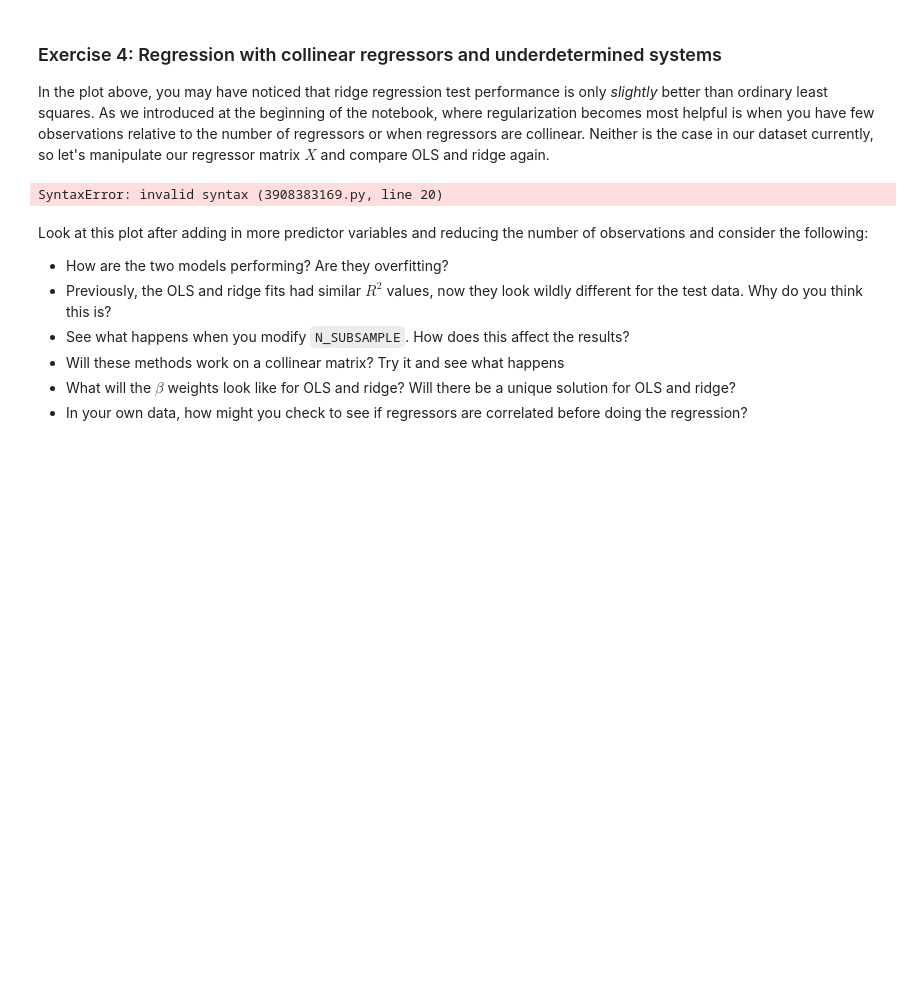
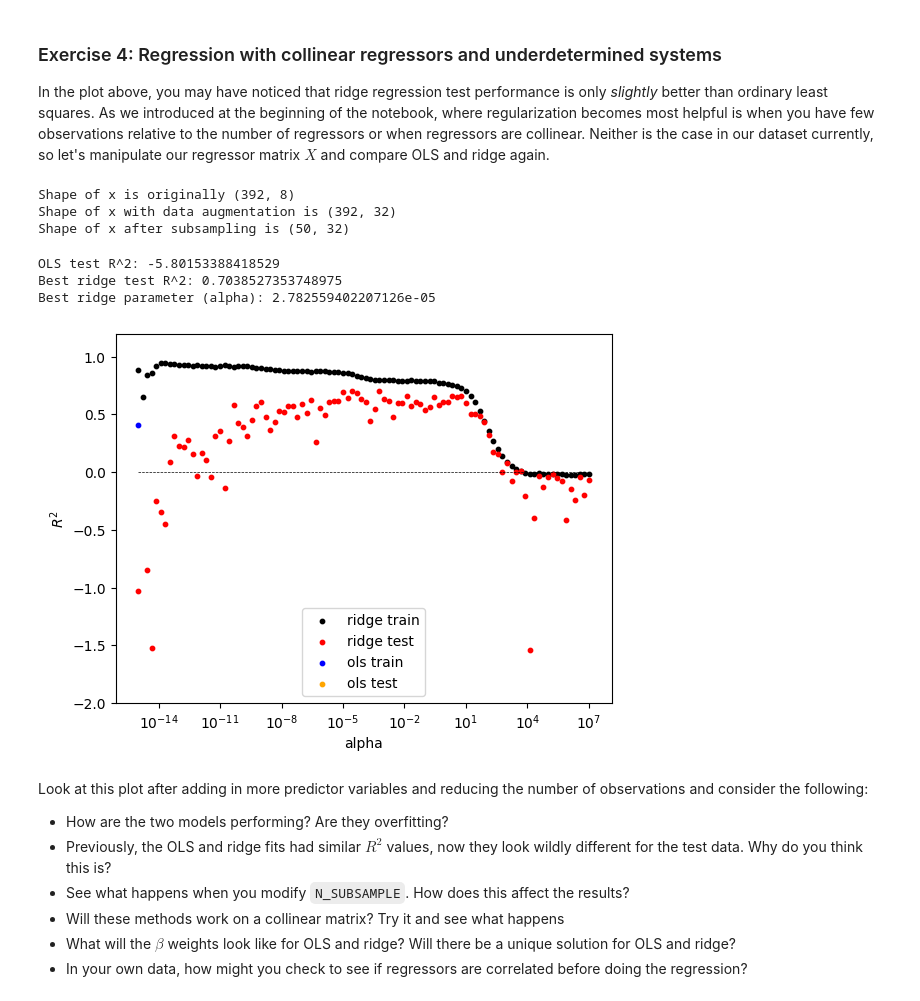
Before and after one commit to JHpusd/CFL_Research, a Jupyter notebook: practice_problems/07_12_23_day3_decoding_encoding/code/diy_notebooks/1_Ridge_Regression.ipynb, the cells around one changed output. Saved outputs shown, nothing was run; the diff lists cells and outputs as text; code cells hidden in the pictures; blank space fills up the shorter version.

```diff
--- a/practice_problems/07_12_23_day3_decoding_encoding/code/diy_notebooks/1_Ridge_Regression.ipynb
+++ b/practice_problems/07_12_23_day3_decoding_encoding/code/diy_notebooks/1_Ridge_Regression.ipynb
@@ -332,48 +332,48 @@ print(f'Shape of x with data augmentation is {x_augmented.shape}')
 # now let's subsample x and y so that the number of observations is closer to the number of regressors
 N_SUBSAMPLE = 50 #The number of observations to randomly grab
 
-##################
-# EXERCISE: Randomly subsample from x_augmented and y, grabbing "N_SUBSAMPLE" observations
-# Hint: np.random.choice() may be helpful
-subsample_idxs = np.random.choice(N_SUBSAMPLE, replace=False)
-x_subsample =
-y_subsample = 0
+subsample_indices = np.random.choice(x_augmented.shape[0], N_SUBSAMPLE, replace=False)
+x_subsample = x_augmented[subsample_indices,:]
+y_subsample = y[subsample_indices]
 print(f'Shape of x after subsampling is {x_subsample.shape}')
-##################
 # %% [output]
-SyntaxError: invalid syntax (3908383169.py, line 20)
+Shape of x is originally (392, 8)
+Shape of x with data augmentation is (392, 32)
+Shape of x after subsampling is (50, 32)
 # %%
 # now fit this new dataset (x_subsample and y_subsample)
 
-################################
 ALPHAS = 10**np.linspace(-15,7, 100)
 train_scores, test_scores = [], []
-"""
-EXERCISE: Iterate over ALPHAS to get the train_r2 and test_r2 for each alpha.
-Then append these values to the train_scores and test_scores lists. You should
-be able to copy and paste your answer from earlier.
-"""
-################################
+for alpha in ALPHAS:
+    train_r2, test_r2 = cross_val_score(x_subsample, y_subsample, N_FOLDS, r_squared_score, ridge_solver, alpha=alpha)
+    train_scores.append(train_r2)
+    test_scores.append(test_r2)
 
 ols_train_r2, ols_test_r2 = cross_val_score(x_subsample, y_subsample, N_FOLDS, r_squared_score, ols_solver) # OLS for comparison
 
 plt.scatter(ALPHAS, train_scores, s=10, color='black',label='ridge train')
 plt.scatter(ALPHAS, test_scores, s=10, color='red',label='ridge test')
 plt.scatter(ALPHAS[0], ols_train_r2, s=10, color='blue',label='ols train')
 plt.scatter(ALPHAS[0], ols_test_r2, s=10, color='orange',label='ols test')
 plt.hlines(0,ALPHAS[0],ALPHAS[-1],linestyle='--',linewidth=.5, color='black')
 plt.legend()
 plt.xlabel('alpha')
 plt.xscale('log')
 plt.ylim(-2,1.2)
 plt.ylabel('$R^2$')
 
 print(f'OLS test R^2: {ols_test_r2}')
 print(f'Best ridge test R^2: {np.max(test_scores)}')
 
-best_ridge_alpha_value = #EXERCISE: determine what alpha value led to the highest cross validated score
+best_ridge_alpha_value = ALPHAS[np.argmax(test_scores)]
 
 print(f'Best ridge parameter (alpha): {best_ridge_alpha_value}')
+# %% [output]
+OLS test R^2: -5.80153388418529
+Best ridge test R^2: 0.7038527353748975
+Best ridge parameter (alpha): 2.782559402207126e-05
+[figure, added]
 # %% [markdown]
 Look at this plot after adding in more predictor variables and reducing the number of observations and consider the following:
 - How are the two models performing? Are they overfitting?
```
Also changed, not shown: parts of 5 cells of this notebook, 1 other file.
